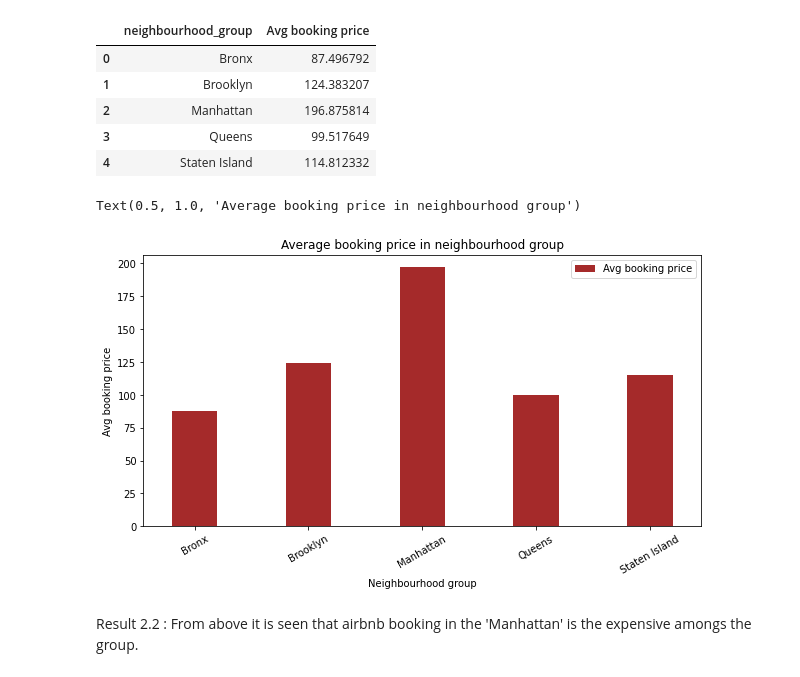
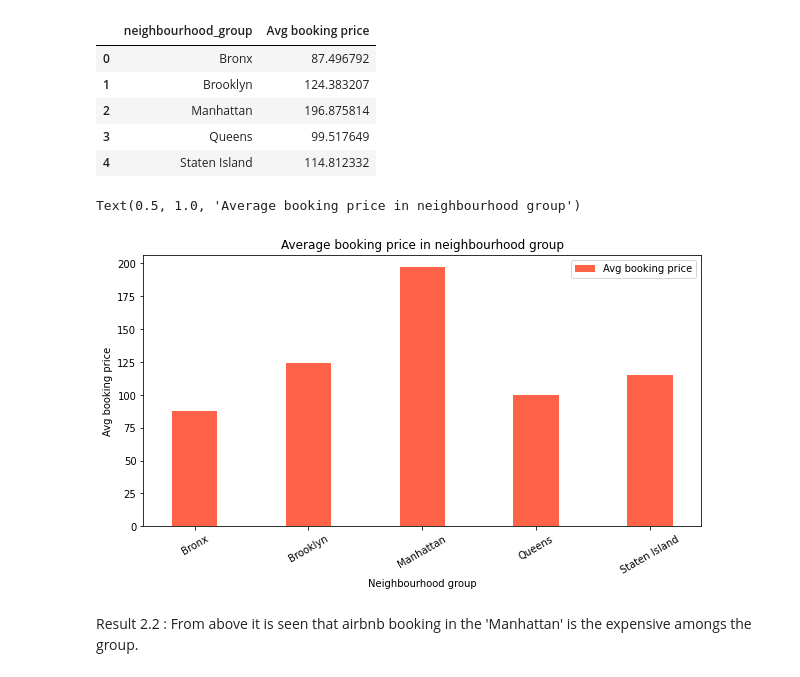
Before and after one commit to Mr-Premanand/Airbnb-Booking-Analysis, a Jupyter notebook: Airbnb_Bookings_Analysis_Capstone_Project.ipynb, the cells around one changed output. Cells and saved outputs as stored; diff of their text form; code cells hidden in the pictures.

```diff
--- a/Airbnb_Bookings_Analysis_Capstone_Project.ipynb
+++ b/Airbnb_Bookings_Analysis_Capstone_Project.ipynb
@@ -253,15 +289,15 @@ mean_bookingprice_of_group
 | 3 | Queens | 99.517649 |
 | 4 | Staten Island | 114.812332 |
 # %%
-#now plot the above result
-mean_bookingprice_of_group.plot.bar(x="neighbourhood_group", y="Avg booking price", width=0.4,color="brown")
+#now plot the above result on bar plot
+mean_bookingprice_of_group.plot.bar(x="neighbourhood_group", y="Avg booking price", width=0.4,color="tomato")
 plt.xticks(rotation=30)
 plt.xlabel("Neighbourhood group")
 plt.ylabel("Avg booking price")
 plt.title("Average booking price in neighbourhood group")
 # %% [output]
 Text(0.5, 1.0, 'Average booking price in neighbourhood group')
-[figure, old version]
+[figure, new version]
 # %% [markdown]
 Result 2.2 : From above it is seen that airbnb booking in the 'Manhattan' is the expensive amongs the group.
 # %% [markdown]
```
Also changed, not shown: parts of 34 cells of this notebook.
